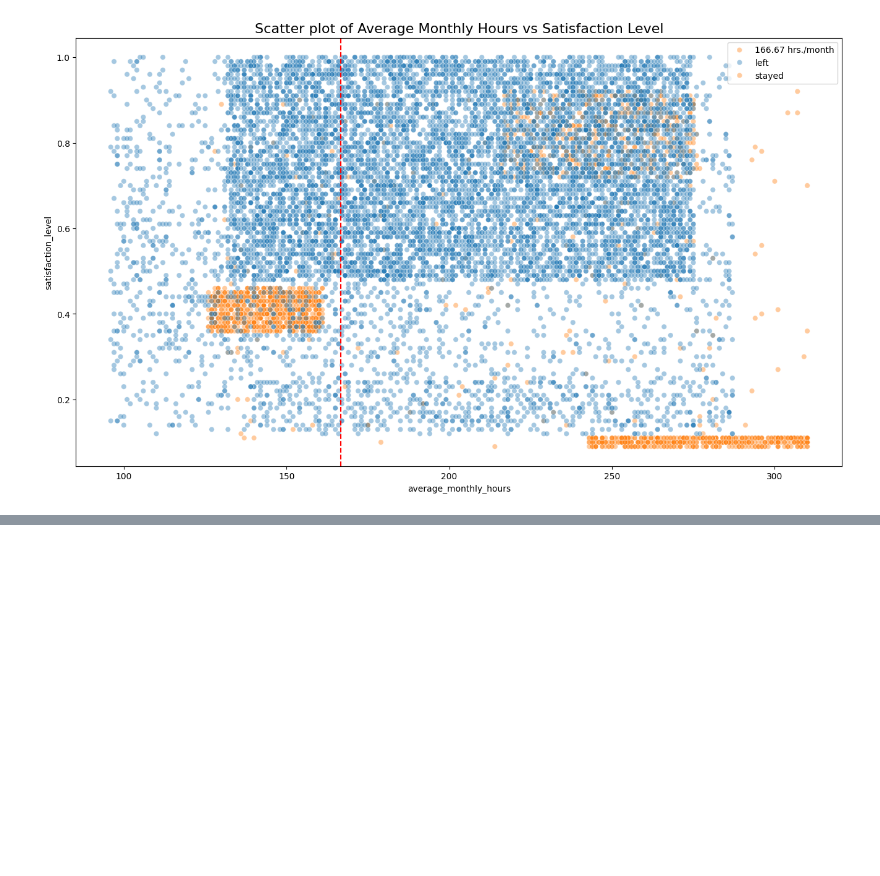
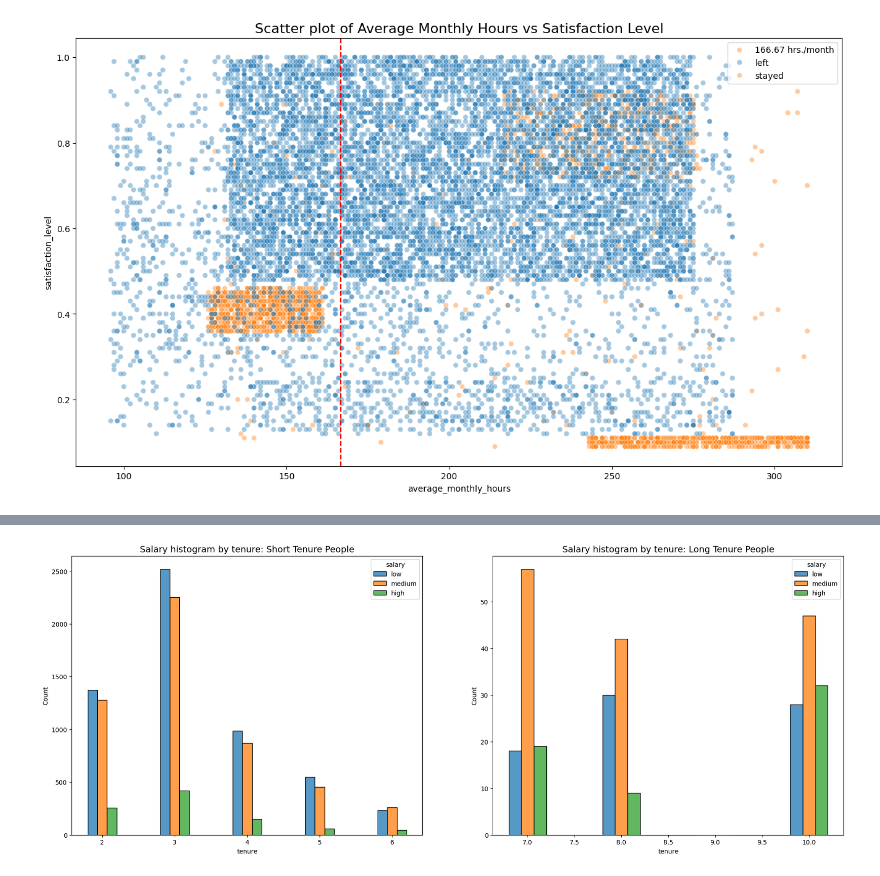
Before and after one commit to rahulkhanna5/saili-motors-ml-mode, a Jupyter notebook: sali motors.ipynb, the cells around one changed output, grey strips where cells are left out. Cells and saved outputs as stored; diff of their text form; code cells hidden in the pictures; blank space fills up the shorter version.

```diff
--- a/sali motors.ipynb
+++ b/sali motors.ipynb
@@ -230,0 +244,11 @@ plt.title('Scatter plot of Average Monthly Hours vs Satisfaction Level', fontsiz
+# %%
+fig, ax = plt.subplots(1,2,figsize=(22, 8))
+tenure_short = df1[df1['tenure']< 7 ]
+tenure_long = df1[df1['tenure']>= 7 ]
+sns.histplot(data=tenure_short, x='tenure', hue='salary', discrete = 1, hue_order=['low', 'medium', 'high'], multiple='dodge', shrink=.4, ax=ax[0])
+ax[0].set_title('Salary histogram by tenure: Short Tenure People', fontsize='14')
+sns.histplot(data=tenure_long, x='tenure', hue='salary', discrete = 1, hue_order=['low', 'medium', 'high'], multiple='dodge', shrink=.4, ax=ax[1])
+ax[1].set_title('Salary histogram by tenure: Long Tenure People', fontsize='14')
+plt.show()
+# %% [output]
+[figure, added]
```
Also changed, not shown: parts of 1 cell of this notebook.
